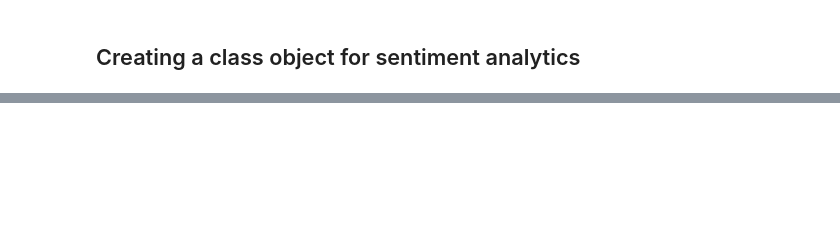
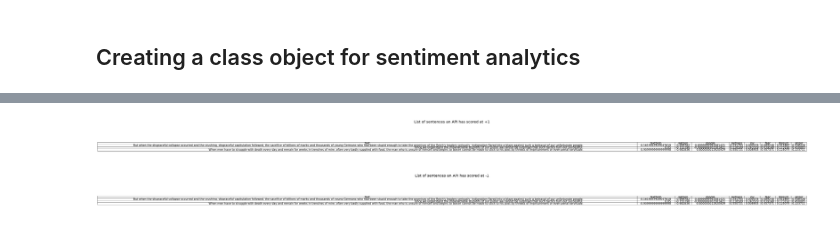
Before and after one commit to Fourthought/Hostile-Narrative-Analysis, a Jupyter notebook: Quantitative Analysis/get API Results.ipynb, the cells around one changed output, grey strips where cells are left out. Cells and saved outputs as stored; diff of their text form; code cells hidden in the pictures; blank space fills up the shorter version.

```diff
--- a/Quantitative Analysis/get API Results.ipynb
+++ b/Quantitative Analysis/get API Results.ipynb
@@ -893,0 +824,33 @@ fig.savefig(fname = "sentiment_plots")
+# %%
+from matplotlib import pyplot as plt
+import pandas as pd
+
+orator = "bush"
+text = 0
+data = sentiment_analytics.minmax[orator][text]
+
+plots = len([d for d in data.values() if d["sentences"]])
+
+SMALL_SIZE = 15
+MEDIUM_SIZE = 20
+BIGGER_SIZE = 30
+
+fig, axes = plt.subplots(plots, figsize=(20,5*plots))
+for ax, sentdata in zip(axes, data.values()):
+    ax.axis('off')
+    ax.set_title(sentdata["explain"], fontsize = MEDIUM_SIZE)
+    if sentdata["sentences"]:
+
+        if isinstance(sentdata["sentences"], list):
+            df = pd.DataFrame(sentdata["sentences"])
+        if isinstance(sentdata["sentences"], dict):
+            df = pd.DataFrame(sentdata["sentences"]).T
+
+    table = ax.table(cellText=df.values, colLabels=df.columns, loc='center')
+    table.set_fontsize(SMALL_SIZE)
+    table.auto_set_column_width(col=list(range(len(df.columns))))
+
+
+plt.show()
+# %% [output]
+[figure, added]
```
Also changed, not shown: parts of 30 cells of this notebook, 6 other files.
